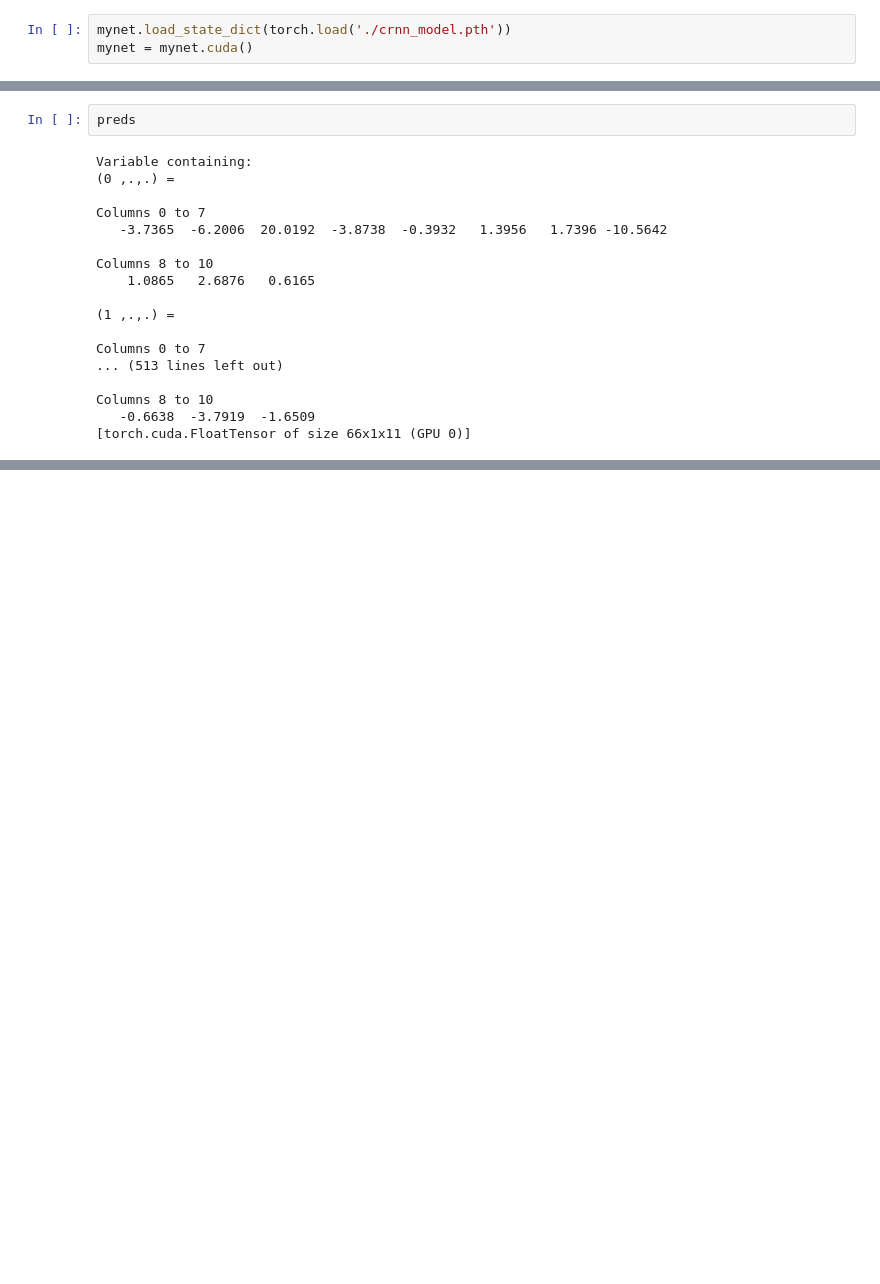
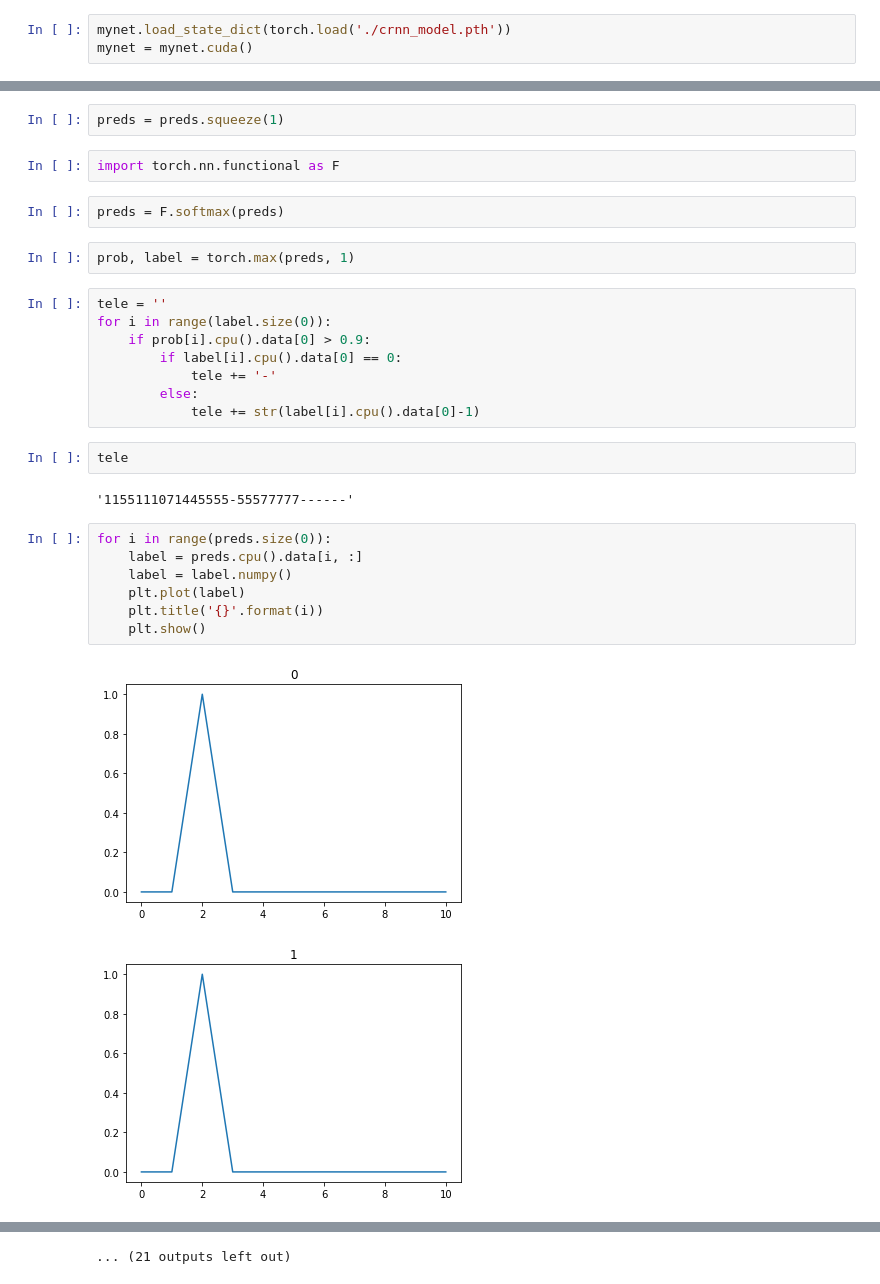
Before and after one commit to leezqcst/express_recognition, a Jupyter notebook: model/crnn/visualize.ipynb, the cells around one changed output, grey strips where cells are left out. Saved outputs shown, nothing was run; the diff lists cells and outputs as text; blank space fills up the shorter version.

```diff
--- a/model/crnn/visualize.ipynb
+++ b/model/crnn/visualize.ipynb
@@ -61,20 +60,30 @@ preds = mynet(image)
-# %%
-preds
-# %% [output]
-Variable containing:
-(0 ,.,.) =
-
-Columns 0 to 7
-   -3.7365  -6.2006  20.0192  -3.8738  -0.3932   1.3956   1.7396 -10.5642
-
-Columns 8 to 10
-    1.0865   2.6876   0.6165
-
-(1 ,.,.) =
-
-Columns 0 to 7
-... (513 lines left out)
-
-Columns 8 to 10
-   -0.6638  -3.7919  -1.6509
-[torch.cuda.FloatTensor of size 66x1x11 (GPU 0)]
+# %%
+preds = preds.squeeze(1)
+# %%
+import torch.nn.functional as F
+# %%
+preds = F.softmax(preds)
+# %%
+prob, label = torch.max(preds, 1)
+# %%
+tele = ''
+for i in range(label.size(0)):
+    if prob[i].cpu().data[0] > 0.9:
+        if label[i].cpu().data[0] == 0:
+            tele += '-'
+        else:
+            tele += str(label[i].cpu().data[0]-1)
+# %%
+tele
+# %% [output]
+'1155111071445555-55577777------'
+# %%
+for i in range(preds.size(0)):
+    label = preds.cpu().data[i, :]
+    label = label.numpy()
+    plt.plot(label)
+    plt.title('{}'.format(i))
+    plt.show()
+# %% [output]
+[figure, added]
+[figure, added]
@@ -81,2 +100,3 @@ Columns 8 to 10
+... (21 outputs left out)
 # %%
 all_file_name = os.listdir('/home/sherlock/Documents/express_recognition/data/validation/telephone/')
```
Also changed, not shown: parts of 7 cells of this notebook, 8 other files.
